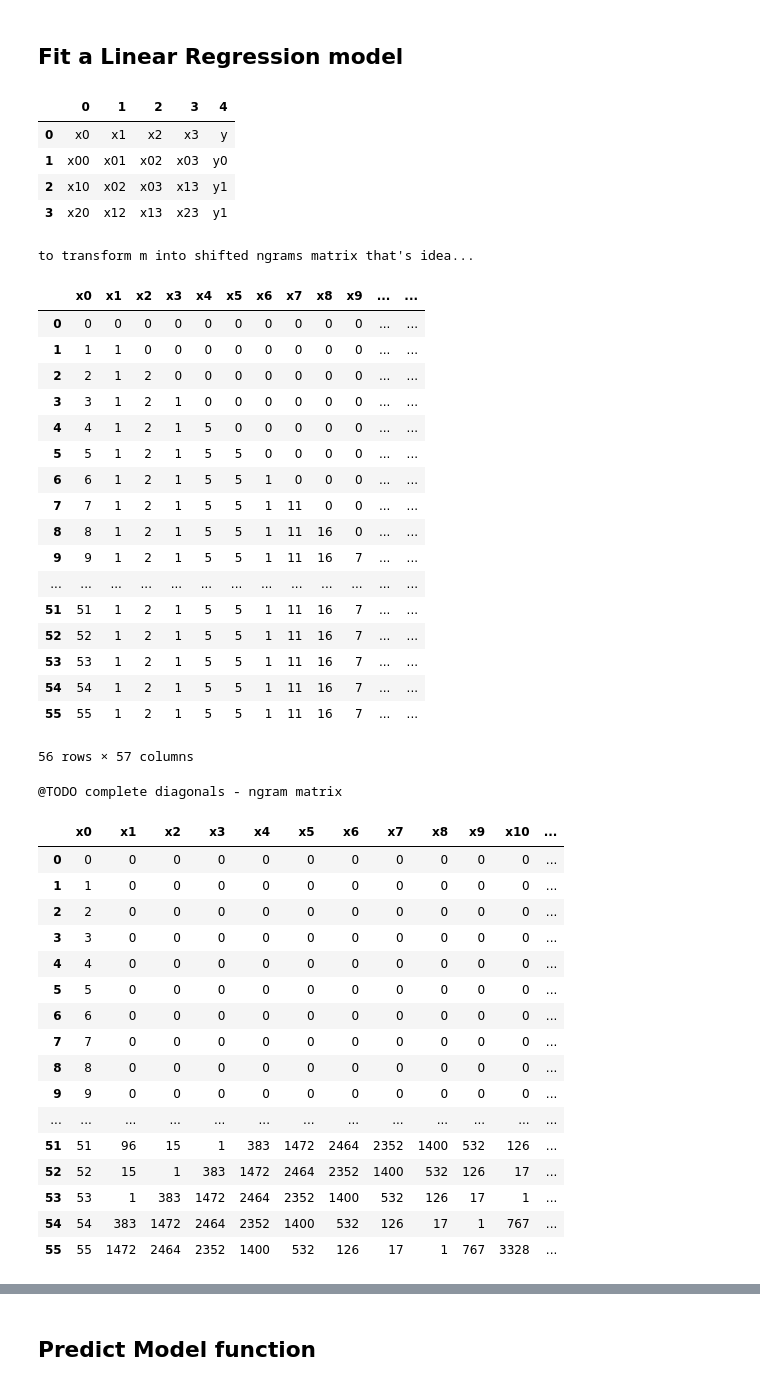
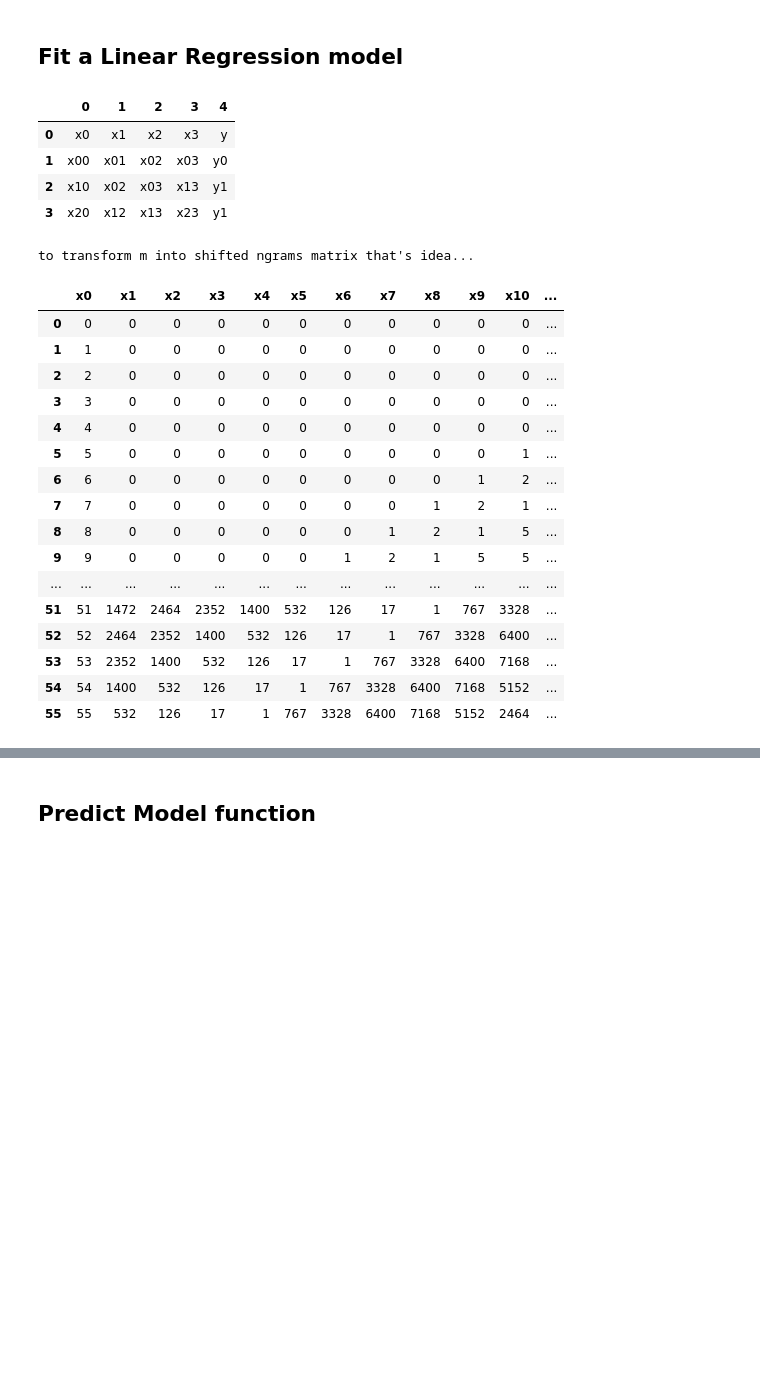
Before and after one commit to gerardobort/kaggle, a Jupyter notebook: integer-sequence-learning/serious approach 1.ipynb, the cells around one changed output, grey strips where cells are left out. Cells and saved outputs as stored; diff of their text form; code cells hidden in the pictures; blank space fills up the shorter version.

Commit message:
completed the ngram initial idea with training/test matrix properly formed

```diff
--- a/integer-sequence-learning/serious approach 1.ipynb
+++ b/integer-sequence-learning/serious approach 1.ipynb
@@ -99,71 +99,55 @@ display(pd.DataFrame(trainingSet.astype(int), columns=columns))
 # %%
 display(pd.DataFrame([
             ["x0", "x1", "x2", "x3", "y"],
             ["x00", "x01", "x02", "x03", "y0"],
             ["x10", "x02", "x03", "x13", "y1"],
             ["x20", "x12", "x13", "x23", "y1"],
         ]))
 print("to transform m into shifted ngrams matrix that's idea...")
 
 # performs dimensionality reduction using ngrams
 def getTrainingSetNgram(seq):
     m, columns = getTrainingSet(seq)
-    n = int((m.shape[1]-2)/3) # n-gram n value
+    n = int((m.shape[1]-2)/4+1) # n-gram n value
     mp = np.array([m[:,0], *tuple(np.zeros([n, m.shape[1]-1])), m[:,-1]]).transpose()
+    # complete diagonals - ngram matrix
+    for i in range(n):
+        for j in range(1,n):
+            if n-i+j <= n:
+                mp[i,n-i+j] = m[i,j]
+    # complete matrix ngrams body
     for i in range(n, m.shape[0]):
         mp[i,1:1+n] = m[i,1-n+i:1+i]
-        #mp[i-n,0] = i
-        #mp[i-n,1:1+n] = m[i,1-n+i:1+i]
     #print(mp.shape, columns[:mp.shape[1]])
     columns[mp.shape[1]-1] = "y"
     return mp, columns[:mp.shape[1]]
 
 trainingSet, columns = getTrainingSet(train.seq[1][:-1])
-display(pd.DataFrame(trainingSet.astype(int), columns=columns))
+#display(pd.DataFrame(trainingSet.astype(int), columns=columns))
 
-print("@TODO complete diagonals - ngram matrix")
 trainingSet, columns = getTrainingSetNgram(train.seq[1][:-1])
 display(pd.DataFrame(trainingSet.astype(int), columns=columns))
 # %% [output]
 |  | 0 | 1 | 2 | 3 | 4 |
 | 0 | x0 | x1 | x2 | x3 | y |
 | 1 | x00 | x01 | x02 | x03 | y0 |
 | 2 | x10 | x02 | x03 | x13 | y1 |
 | 3 | x20 | x12 | x13 | x23 | y1 |
 to transform m into shifted ngrams matrix that's idea...
-|  | x0 | x1 | x2 | x3 | x4 | x5 | x6 | x7 | x8 | x9 | ... | ... |
-| 0 | 0 | 0 | 0 | 0 | 0 | 0 | 0 | 0 | 0 | 0 | ... | ... |
-| 1 | 1 | 1 | 0 | 0 | 0 | 0 | 0 | 0 | 0 | 0 | ... | ... |
-| 2 | 2 | 1 | 2 | 0 | 0 | 0 | 0 | 0 | 0 | 0 | ... | ... |
-| 3 | 3 | 1 | 2 | 1 | 0 | 0 | 0 | 0 | 0 | 0 | ... | ... |
-| 4 | 4 | 1 | 2 | 1 | 5 | 0 | 0 | 0 | 0 | 0 | ... | ... |
-| 5 | 5 | 1 | 2 | 1 | 5 | 5 | 0 | 0 | 0 | 0 | ... | ... |
-| 6 | 6 | 1 | 2 | 1 | 5 | 5 | 1 | 0 | 0 | 0 | ... | ... |
-| 7 | 7 | 1 | 2 | 1 | 5 | 5 | 1 | 11 | 0 | 0 | ... | ... |
-| 8 | 8 | 1 | 2 | 1 | 5 | 5 | 1 | 11 | 16 | 0 | ... | ... |
-| 9 | 9 | 1 | 2 | 1 | 5 | 5 | 1 | 11 | 16 | 7 | ... | ... |
+|  | x0 | x1 | x2 | x3 | x4 | x5 | x6 | x7 | x8 | x9 | x10 | ... |
+| 0 | 0 | 0 | 0 | 0 | 0 | 0 | 0 | 0 | 0 | 0 | 0 | ... |
+| 1 | 1 | 0 | 0 | 0 | 0 | 0 | 0 | 0 | 0 | 0 | 0 | ... |
+| 2 | 2 | 0 | 0 | 0 | 0 | 0 | 0 | 0 | 0 | 0 | 0 | ... |
+| 3 | 3 | 0 | 0 | 0 | 0 | 0 | 0 | 0 | 0 | 0 | 0 | ... |
+| 4 | 4 | 0 | 0 | 0 | 0 | 0 | 0 | 0 | 0 | 0 | 0 | ... |
+| 5 | 5 | 0 | 0 | 0 | 0 | 0 | 0 | 0 | 0 | 0 | 1 | ... |
+| 6 | 6 | 0 | 0 | 0 | 0 | 0 | 0 | 0 | 0 | 1 | 2 | ... |
+| 7 | 7 | 0 | 0 | 0 | 0 | 0 | 0 | 0 | 1 | 2 | 1 | ... |
+| 8 | 8 | 0 | 0 | 0 | 0 | 0 | 0 | 1 | 2 | 1 | 5 | ... |
+| 9 | 9 | 0 | 0 | 0 | 0 | 0 | 1 | 2 | 1 | 5 | 5 | ... |
 | ... | ... | ... | ... | ... | ... | ... | ... | ... | ... | ... | ... | ... |
-| 51 | 51 | 1 | 2 | 1 | 5 | 5 | 1 | 11 | 16 | 7 | ... | ... |
-| 52 | 52 | 1 | 2 | 1 | 5 | 5 | 1 | 11 | 16 | 7 | ... | ... |
-| 53 | 53 | 1 | 2 | 1 | 5 | 5 | 1 | 11 | 16 | 7 | ... | ... |
-| 54 | 54 | 1 | 2 | 1 | 5 | 5 | 1 | 11 | 16 | 7 | ... | ... |
-| 55 | 55 | 1 | 2 | 1 | 5 | 5 | 1 | 11 | 16 | 7 | ... | ... |
+| 51 | 51 | 1472 | 2464 | 2352 | 1400 | 532 | 126 | 17 | 1 | 767 | 3328 | ... |
+| 52 | 52 | 2464 | 2352 | 1400 | 532 | 126 | 17 | 1 | 767 | 3328 | 6400 | ... |
+| 53 | 53 | 2352 | 1400 | 532 | 126 | 17 | 1 | 767 | 3328 | 6400 | 7168 | ... |
+| 54 | 54 | 1400 | 532 | 126 | 17 | 1 | 767 | 3328 | 6400 | 7168 | 5152 | ... |
+| 55 | 55 | 532 | 126 | 17 | 1 | 767 | 3328 | 6400 | 7168 | 5152 | 2464 | ... |
-56 rows × 57 columns
-@TODO complete diagonals - ngram matrix
-|  | x0 | x1 | x2 | x3 | x4 | x5 | x6 | x7 | x8 | x9 | x10 | ... |
-| 0 | 0 | 0 | 0 | 0 | 0 | 0 | 0 | 0 | 0 | 0 | 0 | ... |
-| 1 | 1 | 0 | 0 | 0 | 0 | 0 | 0 | 0 | 0 | 0 | 0 | ... |
-| 2 | 2 | 0 | 0 | 0 | 0 | 0 | 0 | 0 | 0 | 0 | 0 | ... |
-| 3 | 3 | 0 | 0 | 0 | 0 | 0 | 0 | 0 | 0 | 0 | 0 | ... |
-| 4 | 4 | 0 | 0 | 0 | 0 | 0 | 0 | 0 | 0 | 0 | 0 | ... |
-| 5 | 5 | 0 | 0 | 0 | 0 | 0 | 0 | 0 | 0 | 0 | 0 | ... |
-| 6 | 6 | 0 | 0 | 0 | 0 | 0 | 0 | 0 | 0 | 0 | 0 | ... |
-| 7 | 7 | 0 | 0 | 0 | 0 | 0 | 0 | 0 | 0 | 0 | 0 | ... |
-| 8 | 8 | 0 | 0 | 0 | 0 | 0 | 0 | 0 | 0 | 0 | 0 | ... |
-| 9 | 9 | 0 | 0 | 0 | 0 | 0 | 0 | 0 | 0 | 0 | 0 | ... |
-| ... | ... | ... | ... | ... | ... | ... | ... | ... | ... | ... | ... | ... |
-| 51 | 51 | 96 | 15 | 1 | 383 | 1472 | 2464 | 2352 | 1400 | 532 | 126 | ... |
-| 52 | 52 | 15 | 1 | 383 | 1472 | 2464 | 2352 | 1400 | 532 | 126 | 17 | ... |
-| 53 | 53 | 1 | 383 | 1472 | 2464 | 2352 | 1400 | 532 | 126 | 17 | 1 | ... |
-| 54 | 54 | 383 | 1472 | 2464 | 2352 | 1400 | 532 | 126 | 17 | 1 | 767 | ... |
-| 55 | 55 | 1472 | 2464 | 2352 | 1400 | 532 | 126 | 17 | 1 | 767 | 3328 | ... |
```
Also changed, not shown: parts of 4 cells of this notebook, 3 other files.
